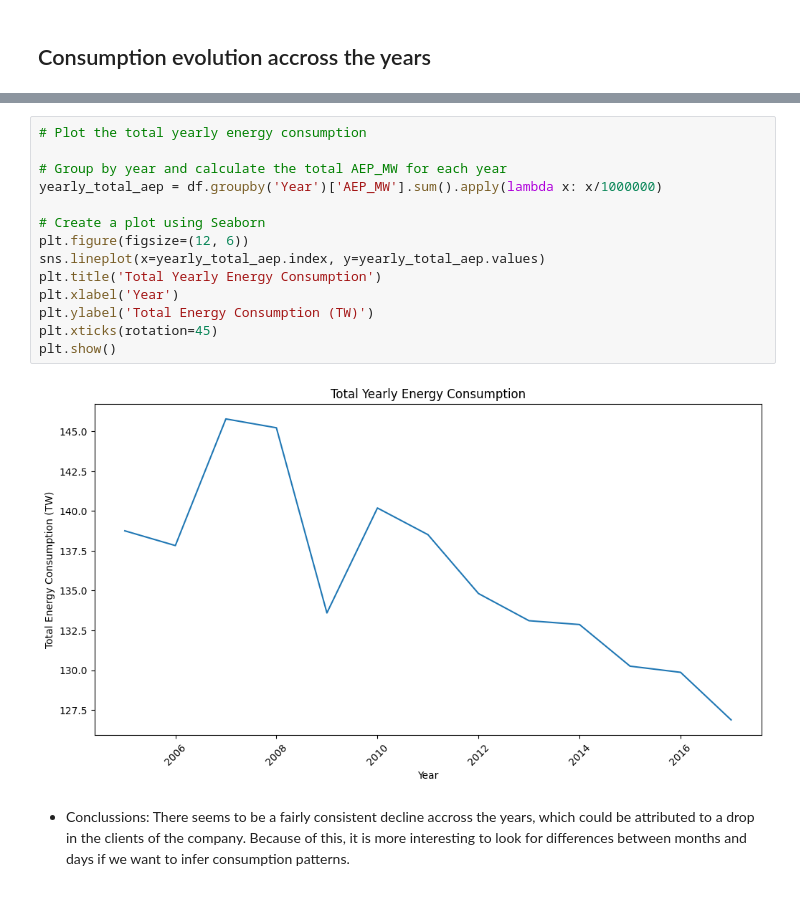
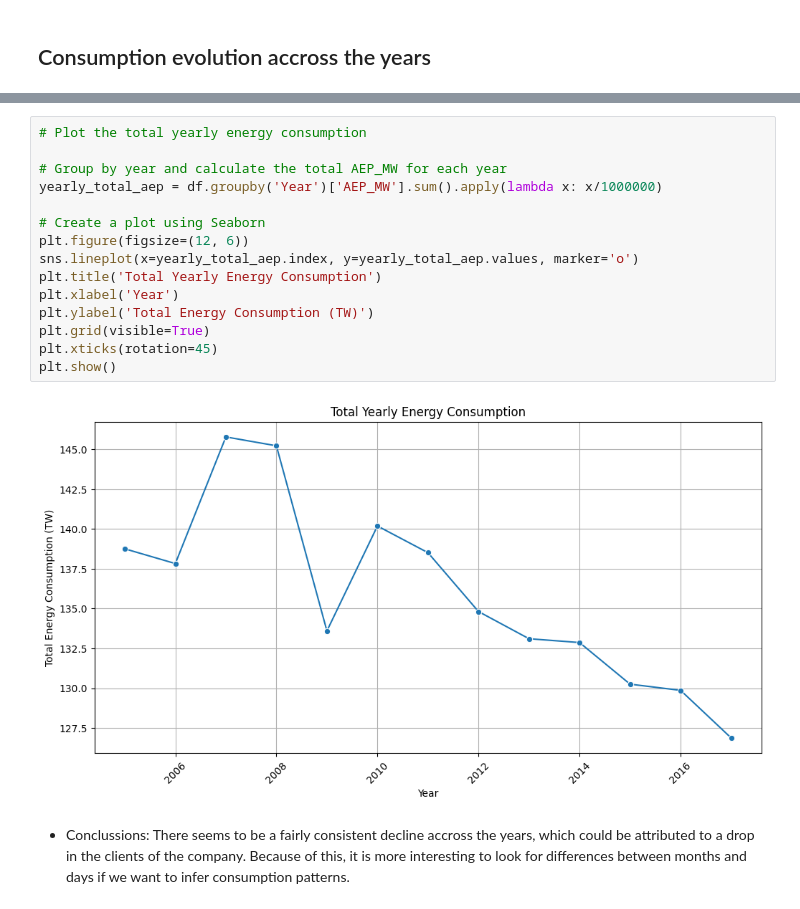
Before and after one commit to anmar36a/Data-Analysis, a Jupyter notebook: Energy_consumption_in_the_US.ipynb, the cells around one changed output, grey strips where cells are left out. Cells and saved outputs as stored; diff of their text form.

```diff
--- a/Energy_consumption_in_the_US.ipynb
+++ b/Energy_consumption_in_the_US.ipynb
@@ -157,19 +160,20 @@ plt.show()
 # %%
 # Plot the total yearly energy consumption
 
 # Group by year and calculate the total AEP_MW for each year
 yearly_total_aep = df.groupby('Year')['AEP_MW'].sum().apply(lambda x: x/1000000)
 
 # Create a plot using Seaborn
 plt.figure(figsize=(12, 6))
-sns.lineplot(x=yearly_total_aep.index, y=yearly_total_aep.values)
+sns.lineplot(x=yearly_total_aep.index, y=yearly_total_aep.values, marker='o')
 plt.title('Total Yearly Energy Consumption')
 plt.xlabel('Year')
 plt.ylabel('Total Energy Consumption (TW)')
+plt.grid(visible=True)
 plt.xticks(rotation=45)
 plt.show()
 # %% [output]
-[figure, old version]
+[figure, new version]
 # %% [markdown]
 - Conclussions: There seems to be a fairly consistent decline accross the years, which could be attributed to a drop in the clients of the company. Because of this, it is more interesting to look for differences between months and days if we want to infer consumption patterns.
 # %% [markdown]
```
Also changed, not shown: parts of 13 cells of this notebook.
